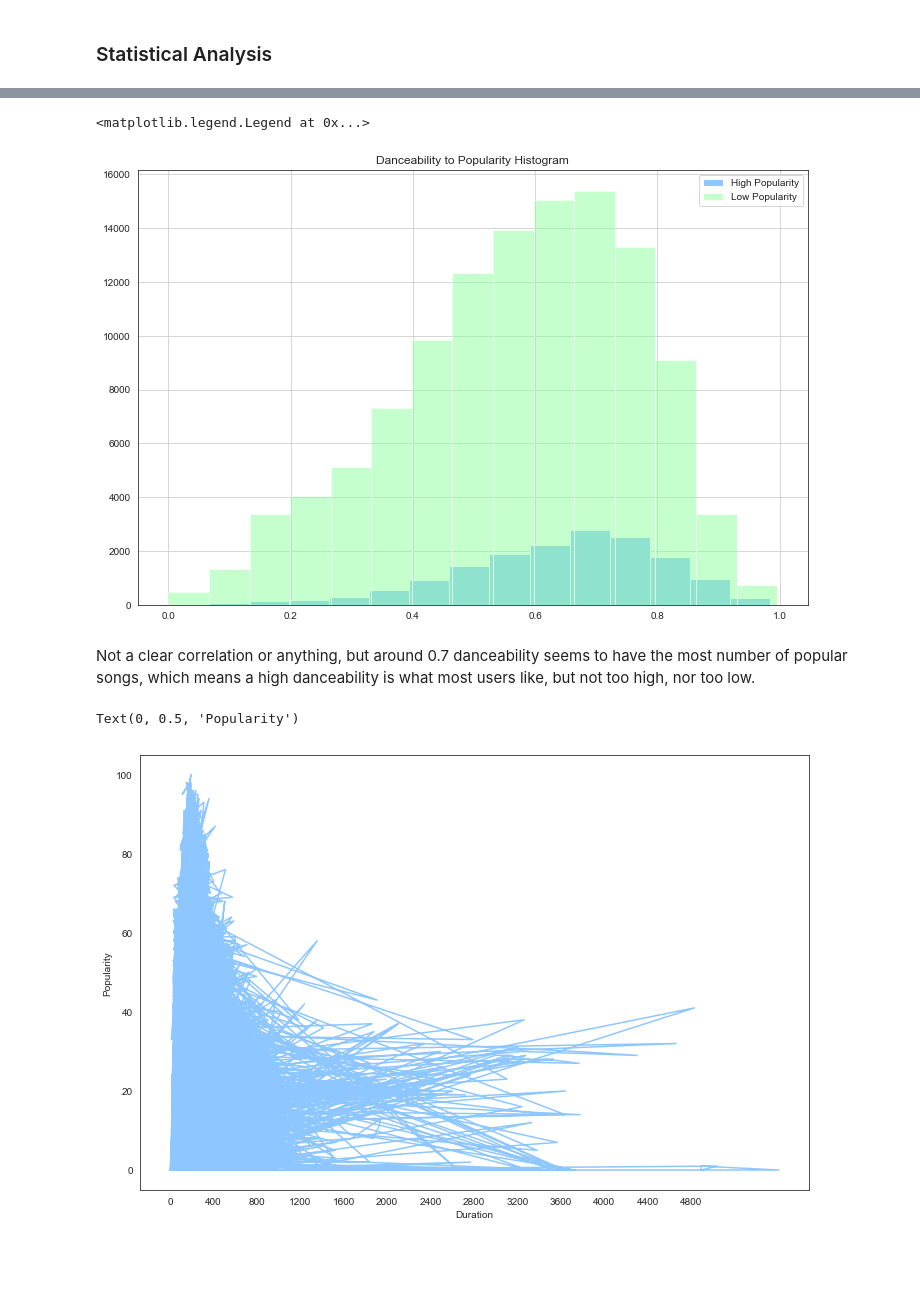
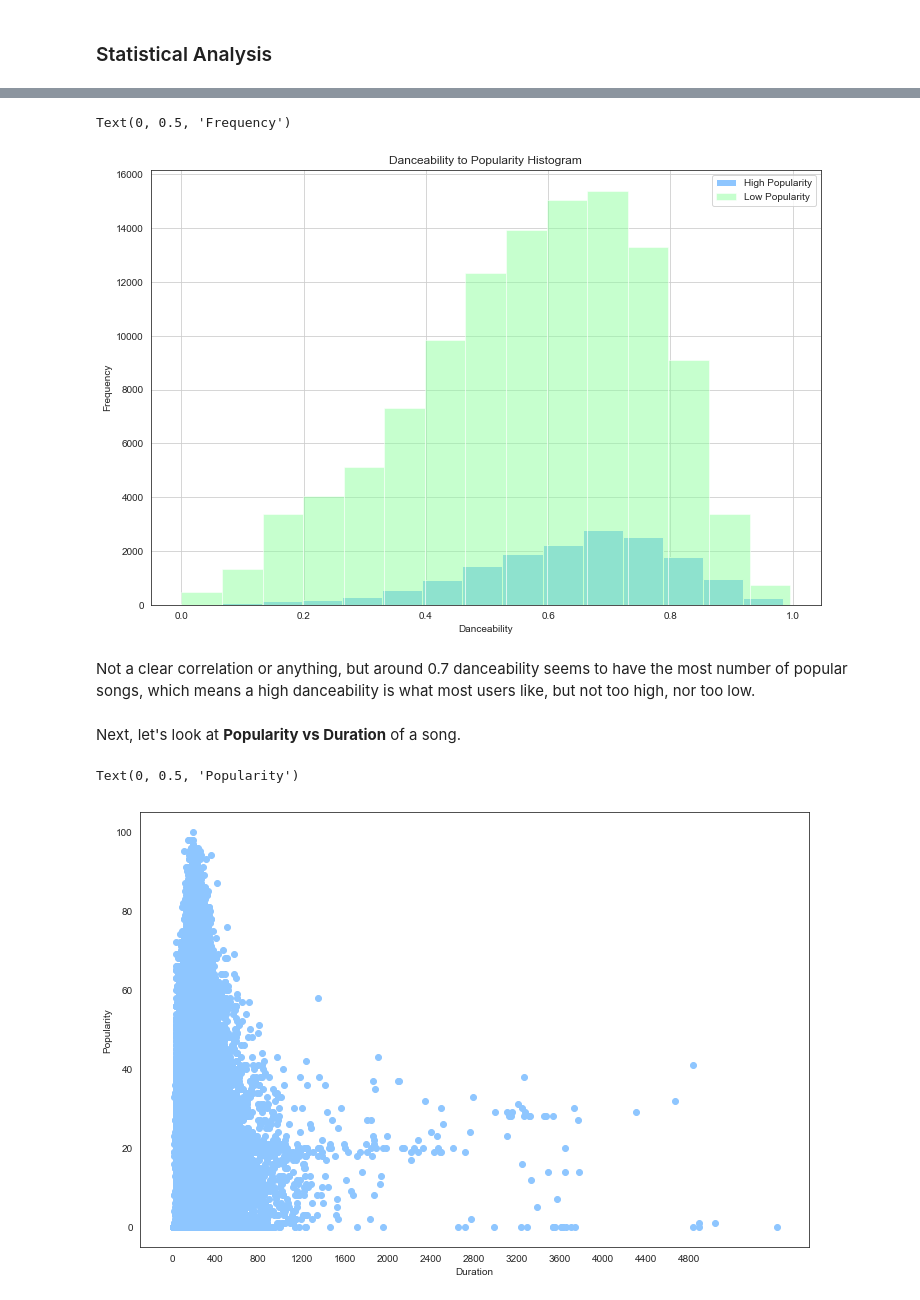
Before and after one commit to RQuery/Spotify-Song-Popularity-Prediction, a Jupyter notebook: Spotify Audio Features.ipynb, the cells around one changed output, grey strips where cells are left out. Cells and saved outputs as stored; diff of their text form; code cells hidden in the pictures; blank space fills up the shorter version.

```diff
--- a/Spotify Audio Features.ipynb
+++ b/Spotify Audio Features.ipynb
@@ -196,25 +198,29 @@ low_popular = data[data['popularity'] <= 50]['danceability']
 # %%
 fig = plt.figure(figsize = (12, 8))
 plt.title("Danceability to Popularity Histogram")
-highly_popular.hist(alpha = 1, bins = 15, label = 'High Popularity')
-low_popular.hist(alpha = 0.5, bins = 15, label = 'Low Popularity')
+highly_popular_dance.hist(alpha = 1, bins = 15, label = 'High Popularity')
+low_popular_dance.hist(alpha = 0.5, bins = 15, label = 'Low Popularity')
 plt.legend(loc = 'upper right')
+plt.xlabel('Danceability')
+plt.ylabel('Frequency')
 # %% [output]
-<matplotlib.legend.Legend at 0x...>
+Text(0, 0.5, 'Frequency')
-[figure, old version]
+[figure, new version]
 # %% [markdown]
 Not a clear correlation or anything, but around 0.7 danceability seems to have the most number of popular songs, which means a high danceability is what most users like, but not too high, nor too low.
+# %% [markdown]
+Next, let's look at **Popularity vs Duration** of a song.
 # %%
 color_palette = sns.color_palette(color_list)
 sns.set_palette(color_palette)
 sns.set_style('white')
 
 fig2 = plt.figure(figsize = (12, 8))
 plt.xticks(np.arange(0, 5000, 400))
-plt.plot(data['duration_seconds'],data['popularity'])
+plt.scatter(data['duration_seconds'],data['popularity'])
 plt.xlabel('Duration')
 plt.ylabel('Popularity')
 # %% [output]
 Text(0, 0.5, 'Popularity')
-[figure, old version]
+[figure, new version]
 # %% [markdown]
```
Also changed, not shown: parts of 22 cells of this notebook.
